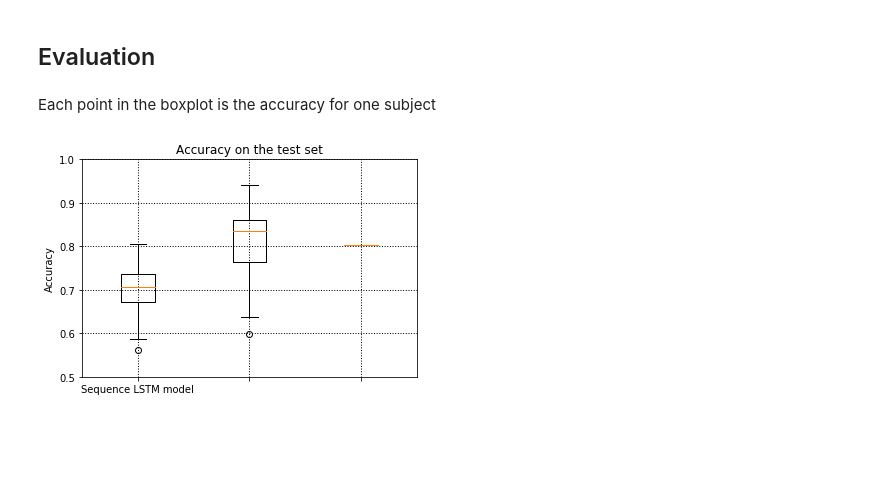
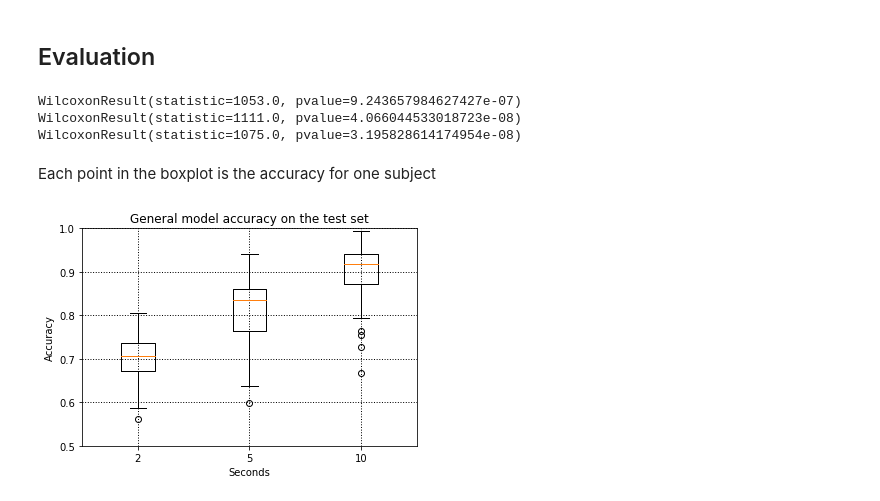
Before and after one commit to IliasIB/EEG-Classifier, a Jupyter notebook: experiments/sequence_lstm_model/visualization.ipynb, the cells around one changed output. Cells and saved outputs as stored; diff of their text form; code cells hidden in the pictures; blank space fills up the shorter version.

```diff
--- a/experiments/sequence_lstm_model/visualization.ipynb
+++ b/experiments/sequence_lstm_model/visualization.ipynb
@@ -76,22 +64,40 @@ plt.show()
 # %% [markdown]
 ## Evaluation
 # %%
+from scipy import stats
+
+with open(os.path.join(root, "output", "base", "two_base.json")) as fp:
+    dfb1 = pandas.read_json(fp).T
+with open(os.path.join(root, "output", "base", "five_base.json")) as fp:
+    dfb2 = pandas.read_json(fp).T
+with open(os.path.join(root, "output", "base", "ten_base.json")) as fp:
+    dfb3 = pandas.read_json(fp).T
+
 with open(os.path.join(root, "output", "two.json")) as fp:
     df1 = pandas.read_json(fp).T
 with open(os.path.join(root, "output", "five.json")) as fp:
     df2 = pandas.read_json(fp).T
-with open(os.path.join(root, "output", "eval.json")) as fp:
+with open(os.path.join(root, "output", "ten.json")) as fp:
     df3 = pandas.read_json(fp).T
+
+print(stats.wilcoxon(df1.T.values[1], dfb1.T.values[1], alternative="greater"))
+print(stats.wilcoxon(df2.T.values[1], dfb2.T.values[1], alternative="greater"))
+print(stats.wilcoxon(df3.T.values[1], dfb3.T.values[1], alternative="greater"))
+# %% [output]
+WilcoxonResult(statistic=1053.0, pvalue=9.243657984627427e-07)
+WilcoxonResult(statistic=1111.0, pvalue=4.066044533018723e-08)
+WilcoxonResult(statistic=1075.0, pvalue=3.195828614174954e-08)
 # %% [markdown]
 Each point in the boxplot is the accuracy for one subject
 # %%
 plt.figure()
 plt.grid(color='black', linestyle=':', linewidth=1)
 plt.boxplot([df1[["acc"]].T.values[0], df2[["acc"]].T.values[0], df3[["acc"]].T.values[0]])
 plt.ylim([0.5,1])
 plt.ylabel("Accuracy")
-plt.title("Accuracy on the test set")
-plt.xticks(plt.xticks()[0], ["Sequence LSTM model"])
+plt.xlabel("Seconds")
+plt.title("General model accuracy on the test set")
+plt.xticks([1, 2, 3], ["2", "5", "10"])
 plt.show()
 # %% [output]
-[figure, old version]
+[figure, new version]
```
Also changed, not shown: parts of 3 cells of this notebook, 11 other files.
